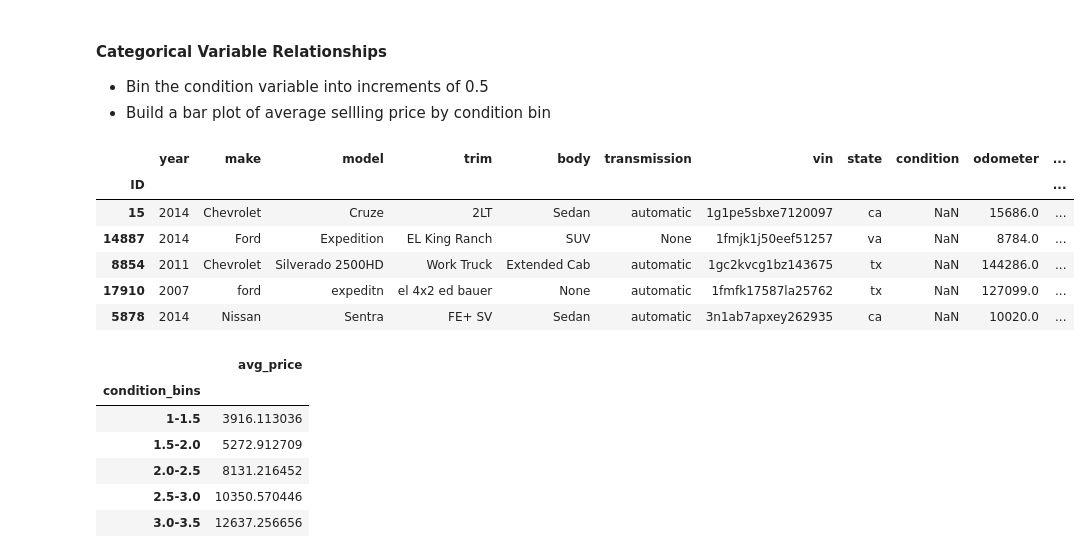
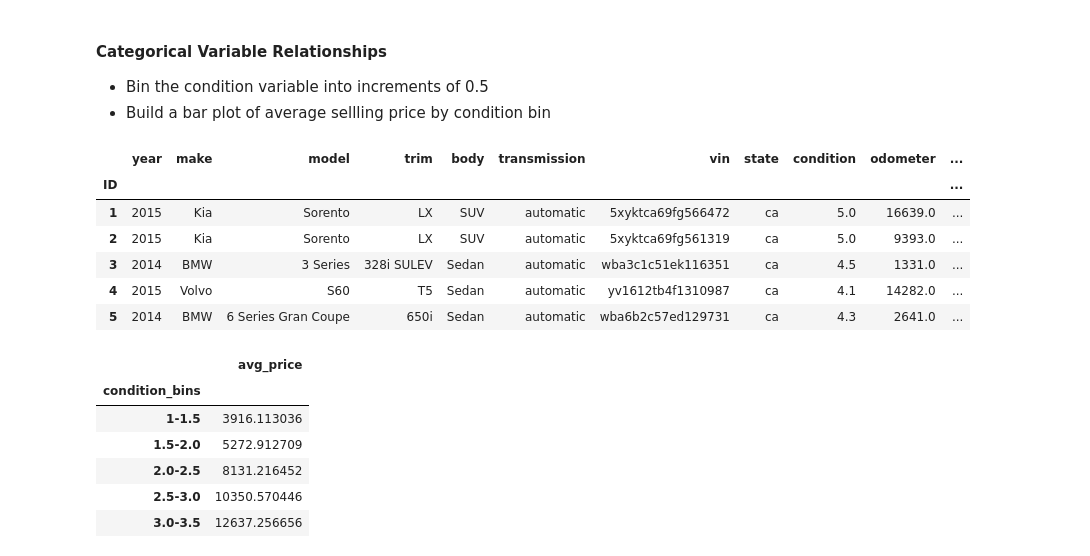
Before and after one commit to MeetPatel89/car_sales_analysis, a Jupyter notebook: notebook.ipynb, the cells around one changed output. Saved outputs shown, nothing was run; the diff lists cells and outputs as text; code cells hidden in the pictures.

Commit message:
add condition_bin_view.sql to create view that distributes records into condition bins based on car condition

```diff
--- a/notebook.ipynb
+++ b/notebook.ipynb
@@ -232,17 +232,18 @@ LinregressResult(slope=-0.08841045962774961, intercept=18705.587357485063, rvalu
 - Bin the condition variable into increments of 0.5
 - Build a bar plot of average sellling price by condition bin
 # %%
-# distribute data into condition bins based on condition column
+# create view that distributes data into condition bins based on condition column
+sqlConn.execute_ddl_dml(read_contents(rf"{ROOT_DIR}/sql/views/condition_bin_view.sql"))
 df = pd.read_sql(read_contents(rf"{ROOT_DIR}/sql/select_statements/condition_bin.sql"), sqlConn.get_sql_engine(), index_col=["ID"])
 df.head()
 # %% [output]
 |  | year | make | model | trim | body | transmission | vin | state | condition | odometer | ... |
 | ID |  |  |  |  |  |  |  |  |  |  | ... |
-| 15 | 2014 | Chevrolet | Cruze | 2LT | Sedan | automatic | 1g1pe5sbxe7120097 | ca | NaN | 15686.0 | ... |
-| 14887 | 2014 | Ford | Expedition | EL King Ranch | SUV | None | 1fmjk1j50eef51257 | va | NaN | 8784.0 | ... |
-| 8854 | 2011 | Chevrolet | Silverado 2500HD | Work Truck | Extended Cab | automatic | 1gc2kvcg1bz143675 | tx | NaN | 144286.0 | ... |
-| 17910 | 2007 | ford | expeditn | el 4x2 ed bauer | None | automatic | 1fmfk17587la25762 | tx | NaN | 127099.0 | ... |
-| 5878 | 2014 | Nissan | Sentra | FE+ SV | Sedan | automatic | 3n1ab7apxey262935 | ca | NaN | 10020.0 | ... |
+| 1 | 2015 | Kia | Sorento | LX | SUV | automatic | 5xyktca69fg566472 | ca | 5.0 | 16639.0 | ... |
+| 2 | 2015 | Kia | Sorento | LX | SUV | automatic | 5xyktca69fg561319 | ca | 5.0 | 9393.0 | ... |
+| 3 | 2014 | BMW | 3 Series | 328i SULEV | Sedan | automatic | wba3c1c51ek116351 | ca | 4.5 | 1331.0 | ... |
+| 4 | 2015 | Volvo | S60 | T5 | Sedan | automatic | yv1612tb4f1310987 | ca | 4.1 | 14282.0 | ... |
+| 5 | 2014 | BMW | 6 Series Gran Coupe | 650i | Sedan | automatic | wba6b2c57ed129731 | ca | 4.3 | 2641.0 | ... |
 # %%
 # get average selling price for each condition bin
 pd.read_sql(read_contents(rf"{ROOT_DIR}/sql/select_statements/condition_bin_avg_price.sql"), sqlConn.get_sql_engine()).set_index("condition_bins")
```
Also changed, not shown: 2 other files.
